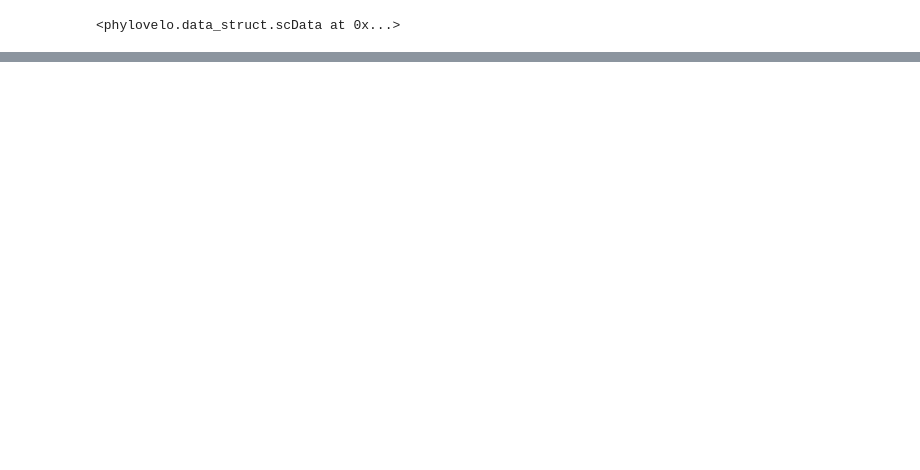
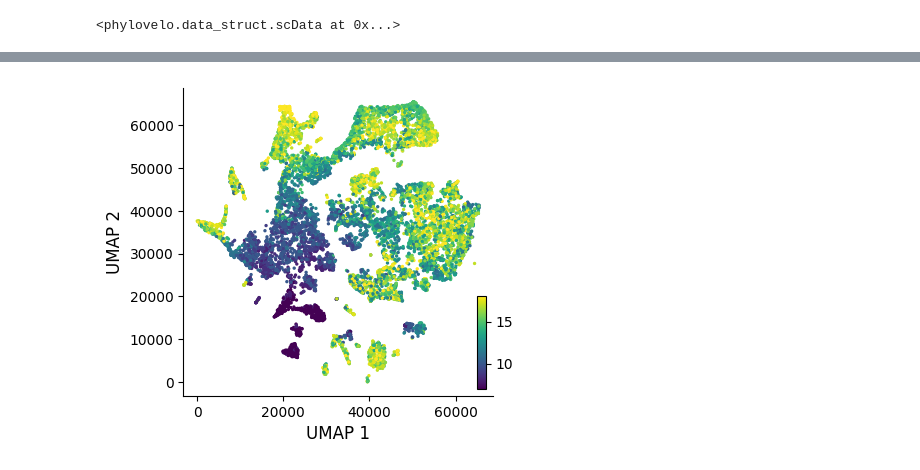
Before and after one commit to kunwang34/PhyloVelo, a Jupyter notebook: notebooks/Mouse_brain(E7-18)LaManno.ipynb, the cells around one changed output, grey strips where cells are left out. Drawn from its saved outputs; the diff is of its cells as text; code cells hidden in the pictures; blank space fills up the shorter version.

```diff
--- a/notebooks/Mouse_brain(E7-18)LaManno.ipynb
+++ b/notebooks/Mouse_brain(E7-18)LaManno.ipynb
@@ -69,0 +68,16 @@ pv.velocity_embedding(sd, target='x_normed', n_neigh=800)
+# %%
+fig, ax = plt.subplots(figsize=(4, 4))
+# ax.scatter(sd.Xdr.iloc[:, 0], sd.Xdr.iloc[:,1], c=time, s=2)
+for i in set(sd.cell_states):
+    ax.scatter(sd.Xdr.iloc[sd.cell_states==i, 0], sd.Xdr.iloc[sd.cell_states==i,1], c=color_map[i], s=2, label=i)
+ax = pv.velocity_plot(sd.Xdr.to_numpy(), sd.velocity_embeded, ax, 'stream',streamdensity=1.6, grid_density=25, radius=1000, lw_coef=20, arrowsize=1.5)
+
+ax.set_xlabel('tSNE 1', fontsize=12)
+ax.set_ylabel('tSNE 2', fontsize=12)
+
+# lgnd = ax.legend(bbox_to_anchor=(1,1), fontsize=9, loc='upper left', ncol=6)
+# for i in lgnd.legendHandles:
+#     i._sizes = [60]
+# pv.label_name(sd.Xdr.to_numpy(), sd.cell_states, ax, fontsize=8)
+ax.spines['right'].set_visible(False)
+ax.spines['top'].set_visible(False)
@@ -70,3 +105,18 @@ pv.velocity_embedding(sd, target='x_normed', n_neigh=800)
+# %%
+fig, ax = plt.subplots(figsize=(4, 4))
+# ax.scatter(sd.Xdr.iloc[:, 0], sd.Xdr.iloc[:,1], c=time, s=2)
+scatter = ax.scatter(sd.Xdr.iloc[:, 0], sd.Xdr.iloc[:,1], c=[float(i[1:]) for i in meta['Age']], s=2)
+# ax = pv.ana_utils.velocity_plot(sd.Xdr.to_numpy(), sd.velocity_embeded, ax, 'stream',streamdensity=1.6, grid_density=25, radius=0.5, lw_coef=40000, arrowsize=1.5)
+
+ax.set_xlabel('UMAP 1', fontsize=12)
+ax.set_ylabel('UMAP 2', fontsize=12)
+
+cbaxes = inset_axes(ax, width="3%", height="30%", loc='lower right')
+plt.colorbar(scatter, cax=cbaxes, orientation='vertical')
+ax.spines['right'].set_visible(False)
+ax.spines['top'].set_visible(False)
+# %% [output]
+[figure, added]
 # %%
 fig, ax = plt.subplots(figsize=(4, 4))
 # ax.scatter(sd.Xdr.iloc[:, 0], sd.Xdr.iloc[:,1], c=time, s=2)
```
Also changed, not shown: parts of 29 cells of this notebook.
